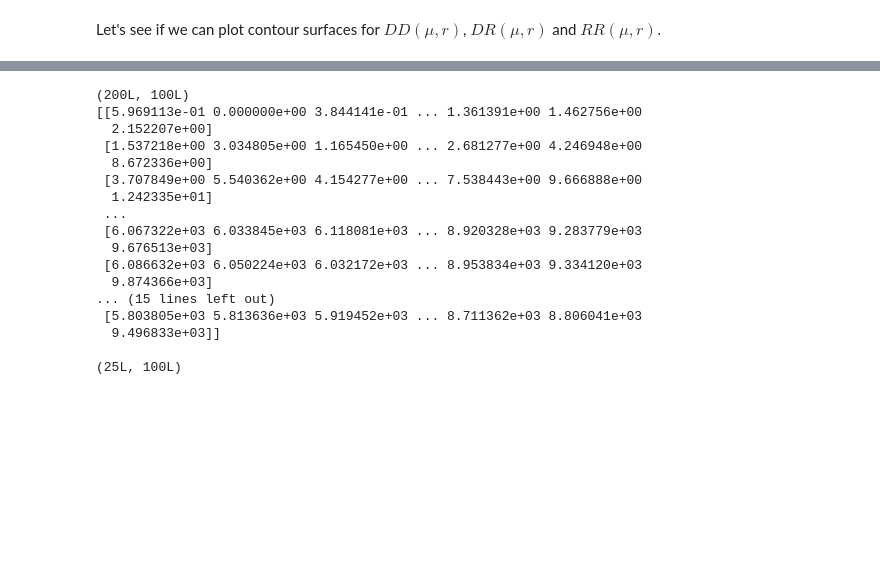
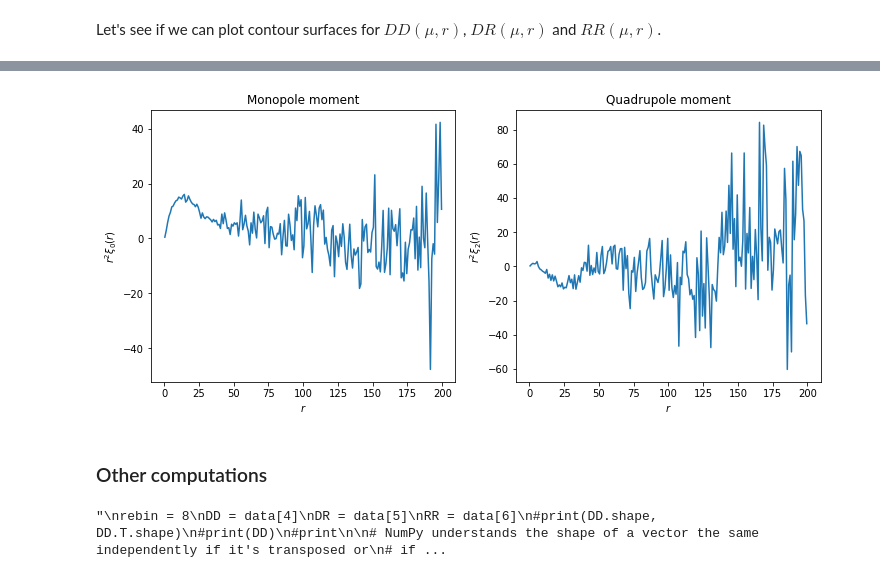
Before and after one commit to CesarArroyo09/multipoles, a Jupyter notebook: multipoles.ipynb, the cells around one changed output, grey strips where cells are left out. Drawn from its saved outputs; the diff is of its cells as text; code cells hidden in the pictures; blank space fills up the shorter version.

```diff
--- a/multipoles.ipynb
+++ b/multipoles.ipynb
@@ -175,4 +196,65 @@ for ii in np.arange(len(r)):
+# %%
+# Normalization values for barred DD, DR and RR.
+normdd = nd*(nd - 1.)
+normdr = nd*nr
+normrr = nr*(nr - 1.)
+
+# Extract DD, DR and RR values again.
+dd = data[:, 3]
+dr = data[:, 4]
+rr = data[:, 5]
+xi = np.zeros(len(dd))
+
+# Normalization and computation of XI.
+dd = dd/normdd
+dr = dr/normdr
+rr = rr/normrr
+xi = (dd - dr + rr)/rr
+
+# Computation of $\Delta\mu$. Mean is taken as the difference between sucessive
+# $\mu$ values is approximately equal.
+dmu = np.mean(np.diff(np.unique(mu)))
+
+# Multipole array.
+multipole = np.zeros((200, 2))
+
+# Contains terms involving Legendre polynomials in the summation.
+def leg_sum_term(mu, l):
+    '''Returns the term $\frac{2l+1}{2}L_l(\mu)$. Where $L_l$ is the
+    Legendre polynomial of order l.
+
+    Args:
+        mu: Float. $\mu$ value to evaluate in Legendre polynomial.
+        l: Integer. Order of the Legendre polynomial.
+    '''
+    coeff = np.zeros(l + 1)
+    coeff[l] = 1.
+    return (2.*float(l) + 1.)*0.5*np.polynomial.legendre.legval(mu, coeff)
+
+# Multipole decomposition.
+for ii in np.arange(len(r_arr)):
+    for jj in np.arange(100*ii,100*(ii+1)):
+        multipole[ii, 0] += dmu*xi[jj]*leg_sum_term(mu[jj], 0)
+        multipole[ii, 1] += dmu*xi[jj]*leg_sum_term(mu[jj], 2)
+
+# Multipole plotting.
+f, (axMON, axQUAD) = plt.subplots(1, 2, figsize=(12, 5))
+
+axMON.set_title("Monopole moment")
+axMON.set(xlabel = '$r$', ylabel = r'$r^2\xi_0(r)$')
+axMON.plot(r_arr, np.power(r_arr, 2.)*multipole[:, 0])
+
+axQUAD.set_title("Quadrupole moment")
+axQUAD.set(xlabel = '$r$', ylabel = r'$r^2\xi_2(r)$')
+axQUAD.plot(r_arr, np.power(r_arr, 2.)*multipole[:, 1])
+
+plt.show()
+# %% [output]
+[figure, added]
+# %% [markdown]
+### Other computations
 # %%
+'''
 rebin = 8
 DD = data[4]
 DR = data[5]
@@ -219,24 +301,9 @@ RR = RR1/float(rebin)
 #print(MU.shape, R.shape, XI.shape)
 #plt.pcolormesh(MU, R, XI)
 #plt.show()
+'''
 # %% [output]
-(200L, 100L)
-[[5.969113e-01 0.000000e+00 3.844141e-01 ... 1.361391e+00 1.462756e+00
-  2.152207e+00]
- [1.537218e+00 3.034805e+00 1.165450e+00 ... 2.681277e+00 4.246948e+00
-  8.672336e+00]
- [3.707849e+00 5.540362e+00 4.154277e+00 ... 7.538443e+00 9.666888e+00
-  1.242335e+01]
- ...
- [6.067322e+03 6.033845e+03 6.118081e+03 ... 8.920328e+03 9.283779e+03
-  9.676513e+03]
- [6.086632e+03 6.050224e+03 6.032172e+03 ... 8.953834e+03 9.334120e+03
-  9.874366e+03]
-... (15 lines left out)
- [5.803805e+03 5.813636e+03 5.919452e+03 ... 8.711362e+03 8.806041e+03
-  9.496833e+03]]
-
-(25L, 100L)
+"\nrebin = 8\nDD = data[4]\nDR = data[5]\nRR = data[6]\n#print(DD.shape, DD.T.shape)\n#print(DD)\n#print\n\n# NumPy understands the shape of a vector the same independently if it's transposed or\n# if ...
 # %%
 a = np.arange(6)
 print(a)
```
Also changed, not shown: parts of 7 cells of this notebook.
